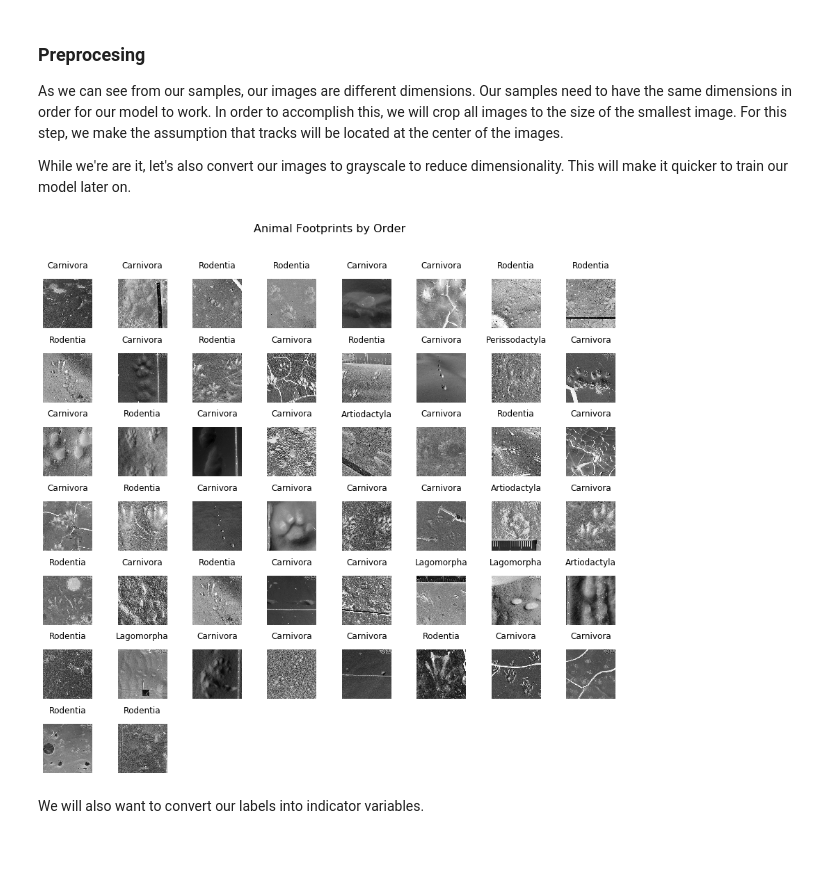
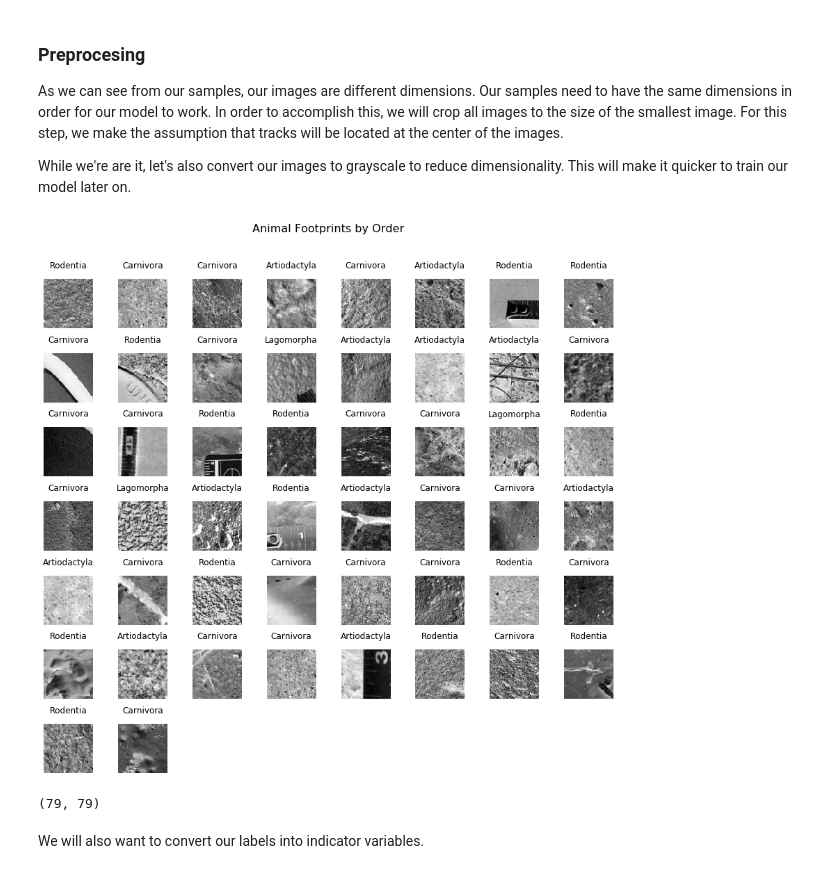
Before and after one commit to BonaventureR/CNN-AnimalTracks, a Jupyter notebook: Animal_Track_Classification.ipynb, the cells around one changed output. Drawn from its saved outputs; the diff is of its cells as text; code cells hidden in the pictures.

```diff
--- a/Animal_Track_Classification.ipynb
+++ b/Animal_Track_Classification.ipynb
@@ -138,33 +138,37 @@ While we're are it, let's also convert our images to grayscale to reduce dimensi
 # %%
 from PIL import Image
 
 X = []
 
 # Crop images + convert to grayscale
 for i in range(N):
     img = Image.open(paths[i][0])
     img_width, img_height = img.size
-    img_crop = img.crop(((img_width - 395) // 2,(img_height - 395) // 2,(img_width + 395) // 2,(img_height + 395) // 2))
+    img_crop = img.crop(((img_width - 395) // 10,(img_height - 395) // 10,(img_width + 395) // 10,(img_height + 395) // 10))
     img_gray = img_crop.convert('L')
     img_np = np.array(img_gray)
     X.append(img_np)
 
 X = np.array(X)
 
 # Visualize
 plt.figure(figsize=(12,12))
 plt.suptitle("Animal Footprints by Order" , size=16, y=1.05)
 nr = int(np.ceil(np.sqrt(randIdxs.size)))
 
 for i in range(randIdxs.size):
     plt.subplot(nr, nr, 1 + i)
     img = X[randIdxs[i]]
     plt.imshow(img, cmap="binary")
     plt.title(labels[randIdxs[i]])
     plt.axis("off")
 plt.tight_layout()
 # %% [output]
-[figure, old version]
+[figure, new version]
+# %%
+img_np.shape
+# %% [output]
+(79, 79)
 # %% [markdown]
 We will also want to convert our labels into indicator variables.
 # %%
```
Also changed, not shown: parts of 7 cells of this notebook, 2 other files.
